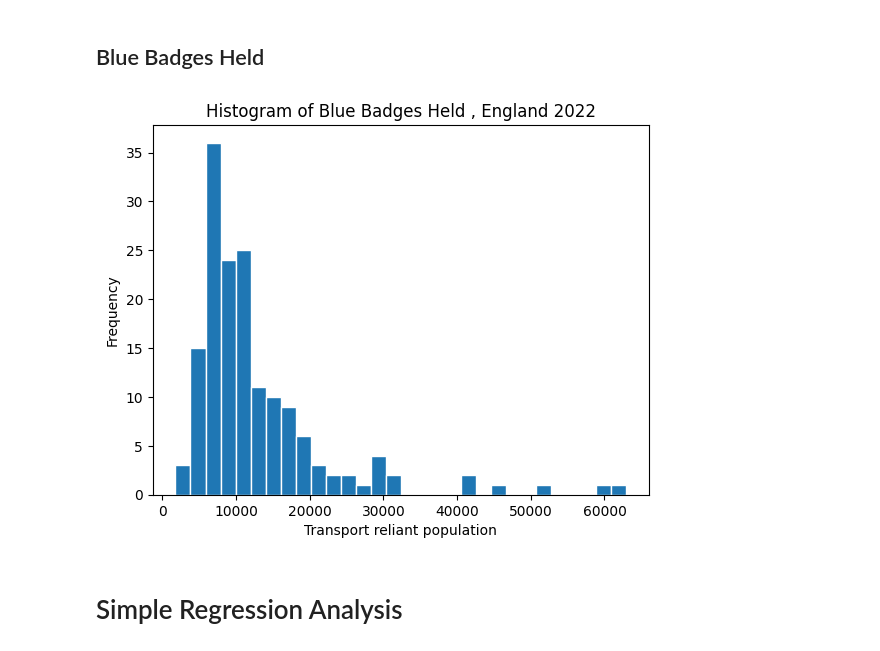
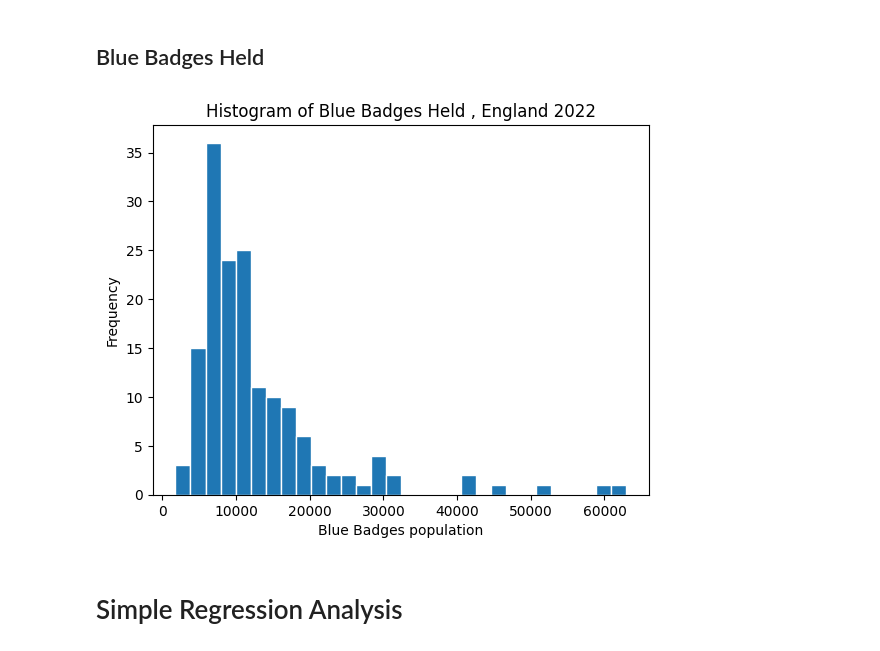
Before and after one commit to bofeng2268/qm2, a Jupyter notebook: analysis_plot_1.ipynb, the cells around one changed output. Saved outputs shown, nothing was run; the diff lists cells and outputs as text; code cells hidden in the pictures.

```diff
--- a/analysis_plot_1.ipynb
+++ b/analysis_plot_1.ipynb
@@ -551,12 +551,12 @@ plt.show()
 # %%
 plt.hist(reg_df['Blue_Badges_population'], bins=30, edgecolor='white', density=False)
 
 plt.ylabel('Frequency')
-plt.xlabel('Transport reliant population') # add a label to the x axis
+plt.xlabel('Blue Badges population') # add a label to the x axis
 plt.title("Histogram of Blue Badges Held , England 2022")
 plt.show()
 # %% [output]
-[figure, old version]
+[figure, new version]
 # %% [markdown]
 # Simple Regression Analysis
 # %% [markdown]
```
Also changed, not shown: parts of 10 cells of this notebook.
